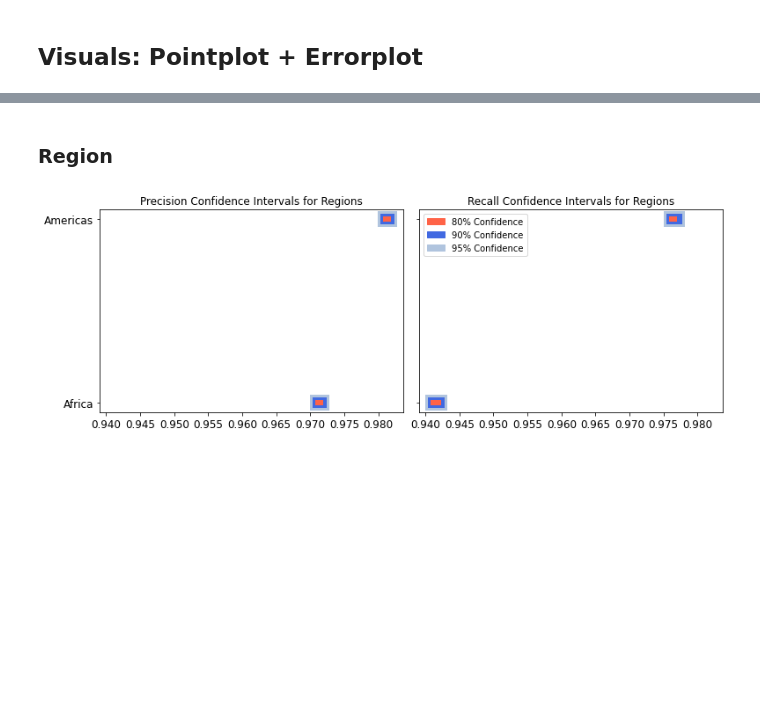
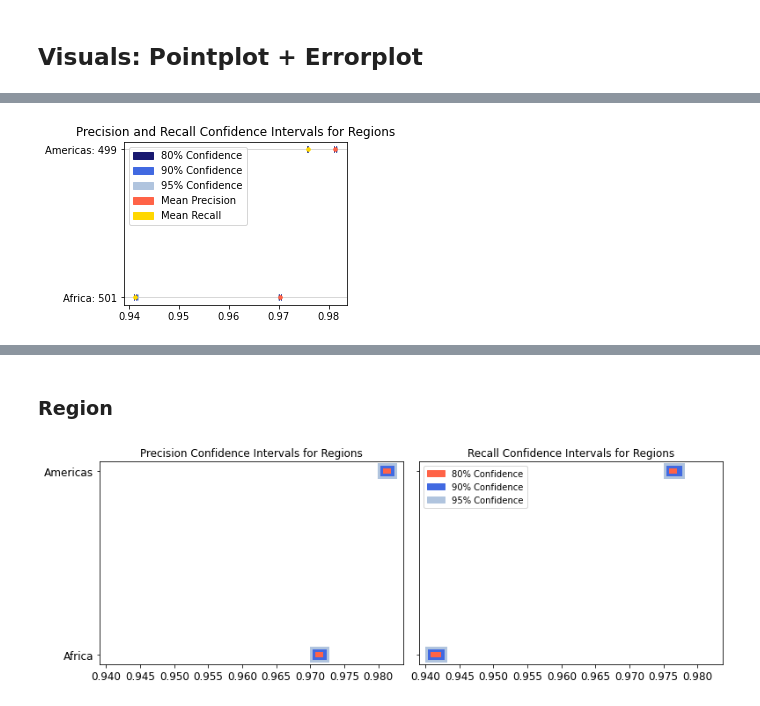
Before and after one commit to wri/sentinel-tree-cover, a Jupyter notebook: notebooks/analysis/validation-analysis.ipynb, the cells around one changed output, grey strips where cells are left out. Drawn from its saved outputs; the diff is of its cells as text; code cells hidden in the pictures; blank space fills up the shorter version.

```diff
--- a/notebooks/analysis/validation-analysis.ipynb
+++ b/notebooks/analysis/validation-analysis.ipynb
@@ -369,25 +293,0 @@ plt.tight_layout();
-# %%
-plt.figure(figsize=(9,7))
-
-x = biome_conf.precision
-y = biome_conf.category
-
-# define precalculated error bars
-p_lower_95 = biome_conf['precision'] - biome_conf['p_lower_95']
-p_upper_95 = biome_conf['p_upper_95'] - biome_conf['precision']
-p_lower_90 = biome_conf['precision'] - biome_conf['p_lower_90']
-p_upper_90 = biome_conf['p_upper_80'] - biome_conf['precision']
-p_lower_80 = biome_conf['precision'] - biome_conf['p_lower_80']
-p_upper_80 = biome_conf['p_upper_90'] - biome_conf['precision']
-
-plt.errorbar(x, y, xerr=[p_lower_95, p_upper_95], fmt='.', ecolor='lightsteelblue', elinewidth=2, markerfacecolor='tomato', markeredgecolor='tomato', capsize=3)
-plt.errorbar(x, y, xerr=[p_lower_90, p_upper_90], fmt='.', ecolor='royalblue', elinewidth=2, markerfacecolor='tomato', markeredgecolor='tomato', capsize=3)
-plt.errorbar(x, y, xerr=[p_lower_80, p_upper_80], fmt='.', ecolor='midnightblue', elinewidth=2, markerfacecolor='tomato', markeredgecolor='tomato', capsize=3)
-
-plt.title("Precision Confidence Intervals for Biomes")
-plt.grid(axis='y', linestyle='-', linewidth=.5)
-
-ci80 = mpatches.Patch(color='midnightblue', label='80% Confidence')
-ci90 = mpatches.Patch(color='royalblue', label='90% Confidence')
-ci95 = mpatches.Patch(color='lightsteelblue', label='95% Confidence')
-plt.legend(handles=[ci80, ci90, ci95], loc='best');
@@ -451,0 +391,4 @@ ax.errorbar(x_coords, y_coords, yerr=asymmetric_error, fmt=' ', zorder=-1);
+# %%
+errorplot_precision_recall(region_conf, (4,3), 'Regions')
+# %% [output]
+[figure, added]
```
Also changed, not shown: parts of 35 cells of this notebook.
